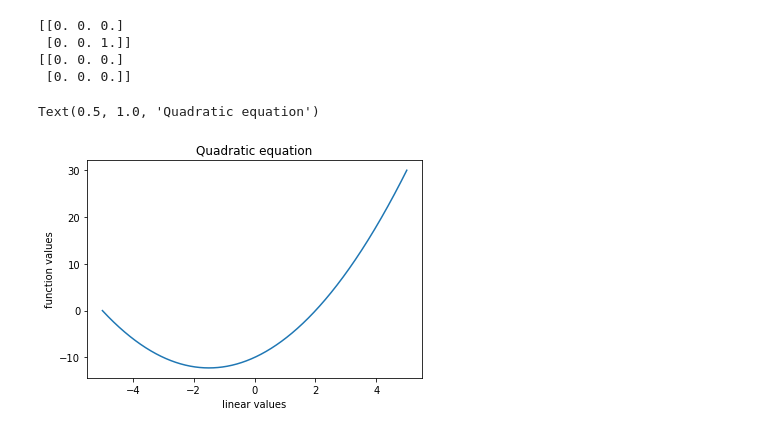
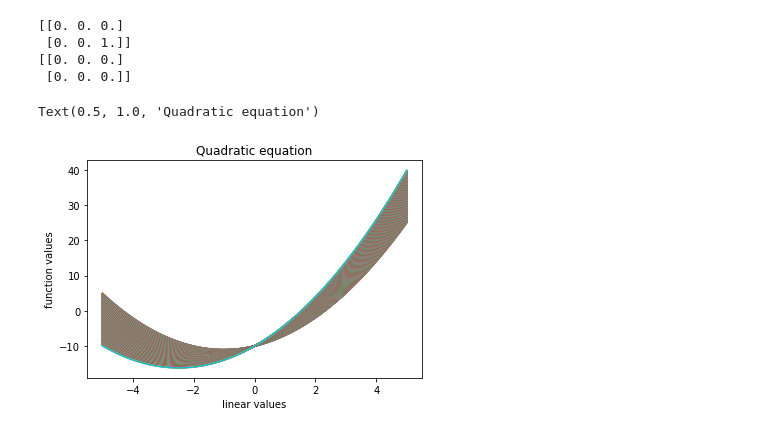
Before and after one commit to shubham1310/cs101, a Jupyter notebook: LAB7.ipynb, the cells around one changed output. Cells and saved outputs as stored; diff of their text form; code cells hidden in the pictures.

```diff
--- a/LAB7.ipynb
+++ b/LAB7.ipynb
@@ -58,11 +58,12 @@ print(b)
  [0. 0. 0.]]
 # %%
 x = np.linspace(-5,5,1000)
-y = x**2 + 3*x-10
-plt.plot( x,y )
+for a in range(200,500):
+    y = x**2 + a*x/100-10
+    plt.plot( x,y )
 plt.xlabel( 'linear values' )
 plt.ylabel( 'function values' )
 plt.title( 'Quadratic equation' )
 # %% [output]
 Text(0.5, 1.0, 'Quadratic equation')
-[figure, old version]
+[figure, new version]
```
Also changed, not shown: parts of 1 cell of this notebook, 3 other files.
